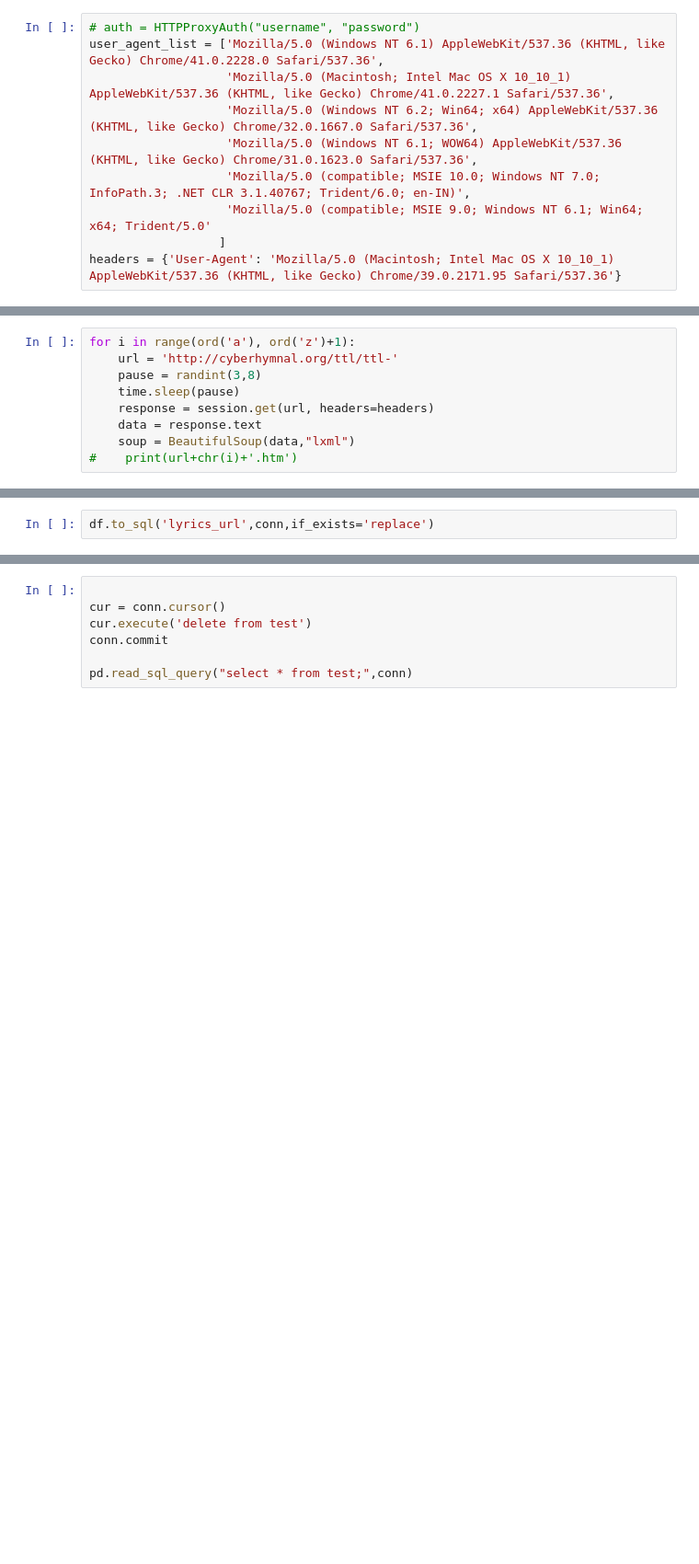
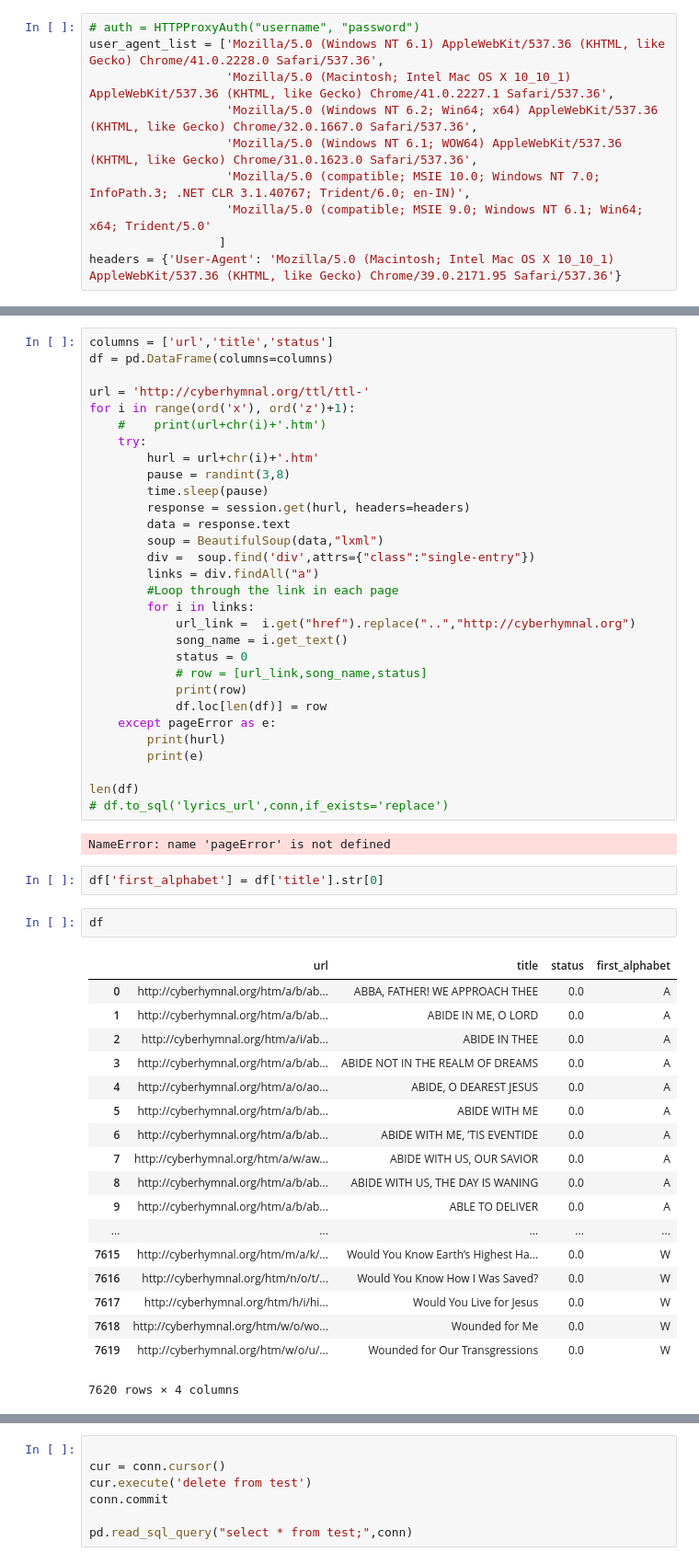
Before and after one commit to chenjennhaur/lyrics, a Jupyter notebook: WebScrap.ipynb, the cells around one changed output, grey strips where cells are left out. Shown at 92% size. Drawn from its saved outputs; the diff is of its cells as text; blank space fills up the shorter version.

```diff
--- a/WebScrap.ipynb
+++ b/WebScrap.ipynb
@@ -78,9 +75,0 @@ url = 'http://cyberhymnal.org/ttl/ttl-a.htm'
-# %%
-for i in range(ord('a'), ord('z')+1):
-    url = 'http://cyberhymnal.org/ttl/ttl-'
-    pause = randint(3,8)
-    time.sleep(pause)
-    response = session.get(url, headers=headers)
-    data = response.text
-    soup = BeautifulSoup(data,"lxml")
-#    print(url+chr(i)+'.htm')
@@ -159,2 +76,55 @@ for i in links:
-# %%
-df.to_sql('lyrics_url',conn,if_exists='replace')
+# %%
+columns = ['url','title','status']
+df = pd.DataFrame(columns=columns)
+
+url = 'http://cyberhymnal.org/ttl/ttl-'
+for i in range(ord('x'), ord('z')+1):
+    #    print(url+chr(i)+'.htm')
+    try:
+        hurl = url+chr(i)+'.htm'
+        pause = randint(3,8)
+        time.sleep(pause)
+        response = session.get(hurl, headers=headers)
+        data = response.text
+        soup = BeautifulSoup(data,"lxml")
+        div =  soup.find('div',attrs={"class":"single-entry"})
+        links = div.findAll("a")
+        #Loop through the link in each page
+        for i in links:
+            url_link =  i.get("href").replace("..","http://cyberhymnal.org")
+            song_name = i.get_text()
+            status = 0
+            # row = [url_link,song_name,status]
+            print(row)
+            df.loc[len(df)] = row
+    except pageError as e:
+        print(hurl)
+        print(e)
+
+len(df)
+# df.to_sql('lyrics_url',conn,if_exists='replace')
+# %% [output]
+NameError: name 'pageError' is not defined
+# %%
+df['first_alphabet'] = df['title'].str[0]
+# %%
+df
+# %% [output]
+|  | url | title | status | first_alphabet |
+| 0 | http://cyberhymnal.org/htm/a/b/ab... | ABBA, FATHER! WE APPROACH THEE | 0.0 | A |
+| 1 | http://cyberhymnal.org/htm/a/b/ab... | ABIDE IN ME, O LORD | 0.0 | A |
+| 2 | http://cyberhymnal.org/htm/a/i/ab... | ABIDE IN THEE | 0.0 | A |
+| 3 | http://cyberhymnal.org/htm/a/b/ab... | ABIDE NOT IN THE REALM OF DREAMS | 0.0 | A |
+| 4 | http://cyberhymnal.org/htm/a/o/ao... | ABIDE, O DEAREST JESUS | 0.0 | A |
+| 5 | http://cyberhymnal.org/htm/a/b/ab... | ABIDE WITH ME | 0.0 | A |
+| 6 | http://cyberhymnal.org/htm/a/b/ab... | ABIDE WITH ME, ’TIS EVENTIDE | 0.0 | A |
+| 7 | http://cyberhymnal.org/htm/a/w/aw... | ABIDE WITH US, OUR SAVIOR | 0.0 | A |
+| 8 | http://cyberhymnal.org/htm/a/b/ab... | ABIDE WITH US, THE DAY IS WANING | 0.0 | A |
+| 9 | http://cyberhymnal.org/htm/a/b/ab... | ABLE TO DELIVER | 0.0 | A |
+| ... | ... | ... | ... | ... |
+| 7615 | http://cyberhymnal.org/htm/m/a/k/... | Would You Know Earth’s Highest Ha... | 0.0 | W |
+| 7616 | http://cyberhymnal.org/htm/n/o/t/... | Would You Know How I Was Saved? | 0.0 | W |
+| 7617 | http://cyberhymnal.org/htm/h/i/hi... | Would You Live for Jesus | 0.0 | W |
+| 7618 | http://cyberhymnal.org/htm/w/o/wo... | Wounded for Me | 0.0 | W |
+| 7619 | http://cyberhymnal.org/htm/w/o/u/... | Wounded for Our Transgressions | 0.0 | W |
+7620 rows × 4 columns
```
Also changed, not shown: parts of 8 cells of this notebook.
